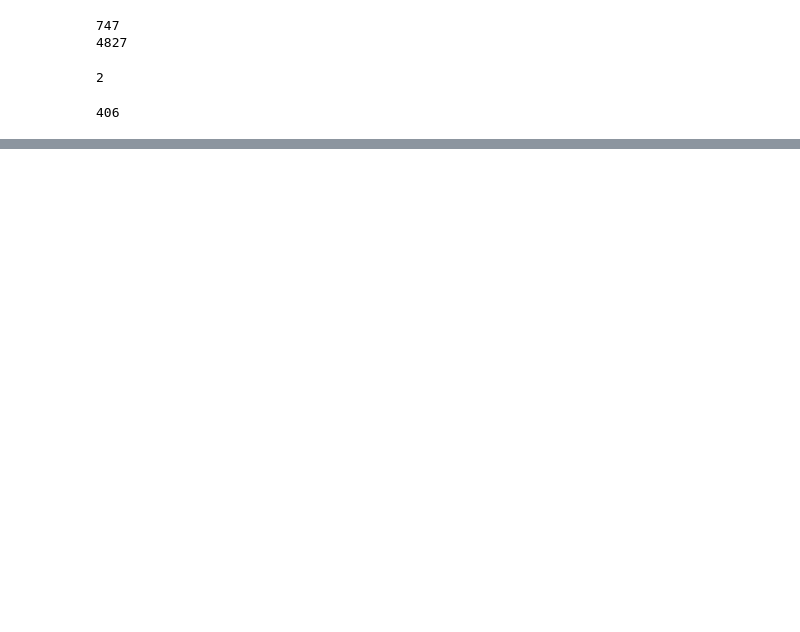
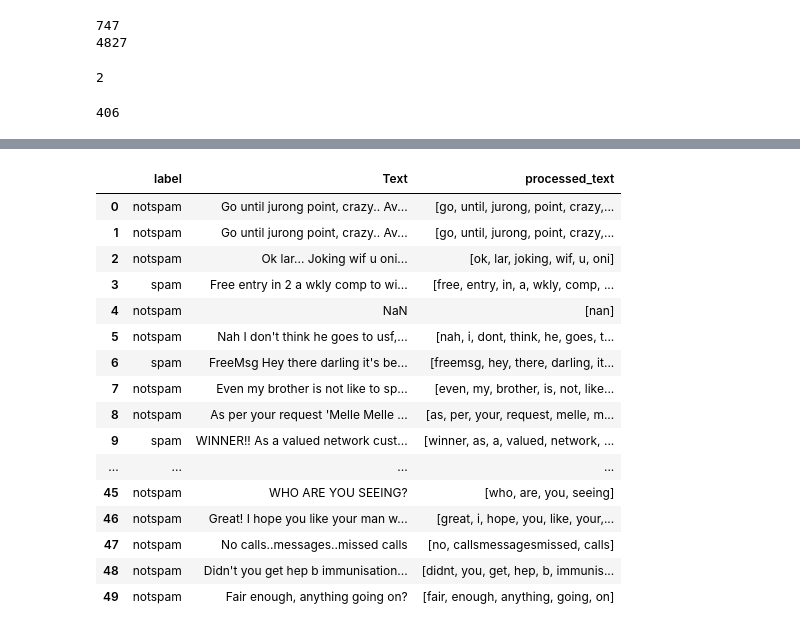
Before and after one commit to ahadaso042/Spam-Email-Detection, a Jupyter notebook: ITM 751 Project.ipynb, the cells around one changed output, grey strips where cells are left out. Drawn from its saved outputs; the diff is of its cells as text; code cells hidden in the pictures; blank space fills up the shorter version.

```diff
--- a/ITM 751 Project.ipynb
+++ b/ITM 751 Project.ipynb
@@ -44,0 +61,5 @@ print(num_duplicates)
+# %%
+df['processed_text'] = df['Text'].str.lower()
+
+
+df.head()
@@ -44,0 +82,16 @@ print(num_duplicates)
+# %%
+# data cleaning
+
+# remove punctuation
+df['processed_text'] = df['processed_text'].str.replace(r'[^\w\s]', '', regex=True)
+
+#remove special characters
+df['processed_text'] = df['processed_text'].str.replace(r'[^A-Za-z0-9 ]+', '', regex=True)
+
+#remove numbers
+df['processed_text'] = df['processed_text'].str.replace(r'\d+', '', regex=True)
+
+
+
+
+df.tail()
@@ -44,0 +127,11 @@ print(num_duplicates)
+# %%
+nltk.download('punkt_tab')
+from nltk.tokenize import word_tokenize
+
+df['processed_text'] = df['processed_text'].astype(str)
+
+
+df['processed_text'] = df['processed_text'].apply(word_tokenize)
+
+df.head(50)
+# %% [output]
@@ -44,0 +140,17 @@ print(num_duplicates)
+|  | label | Text | processed_text |
+| 0 | notspam | Go until jurong point, crazy.. Av... | [go, until, jurong, point, crazy,... |
+| 1 | notspam | Go until jurong point, crazy.. Av... | [go, until, jurong, point, crazy,... |
+| 2 | notspam | Ok lar... Joking wif u oni... | [ok, lar, joking, wif, u, oni] |
+| 3 | spam | Free entry in 2 a wkly comp to wi... | [free, entry, in, a, wkly, comp, ... |
+| 4 | notspam | NaN | [nan] |
+| 5 | notspam | Nah I don't think he goes to usf,... | [nah, i, dont, think, he, goes, t... |
+| 6 | spam | FreeMsg Hey there darling it's be... | [freemsg, hey, there, darling, it... |
+| 7 | notspam | Even my brother is not like to sp... | [even, my, brother, is, not, like... |
+| 8 | notspam | As per your request 'Melle Melle ... | [as, per, your, request, melle, m... |
+| 9 | spam | WINNER!! As a valued network cust... | [winner, as, a, valued, network, ... |
+| ... | ... | ... | ... |
+| 45 | notspam | WHO ARE YOU SEEING? | [who, are, you, seeing] |
+| 46 | notspam | Great! I hope you like your man w... | [great, i, hope, you, like, your,... |
+| 47 | notspam | No calls..messages..missed calls | [no, callsmessagesmissed, calls] |
+| 48 | notspam | Didn't you get hep b immunisation... | [didnt, you, get, hep, b, immunis... |
+| 49 | notspam | Fair enough, anything going on? | [fair, enough, anything, going, on] |
```
Also changed, not shown: parts of 13 cells of this notebook.
